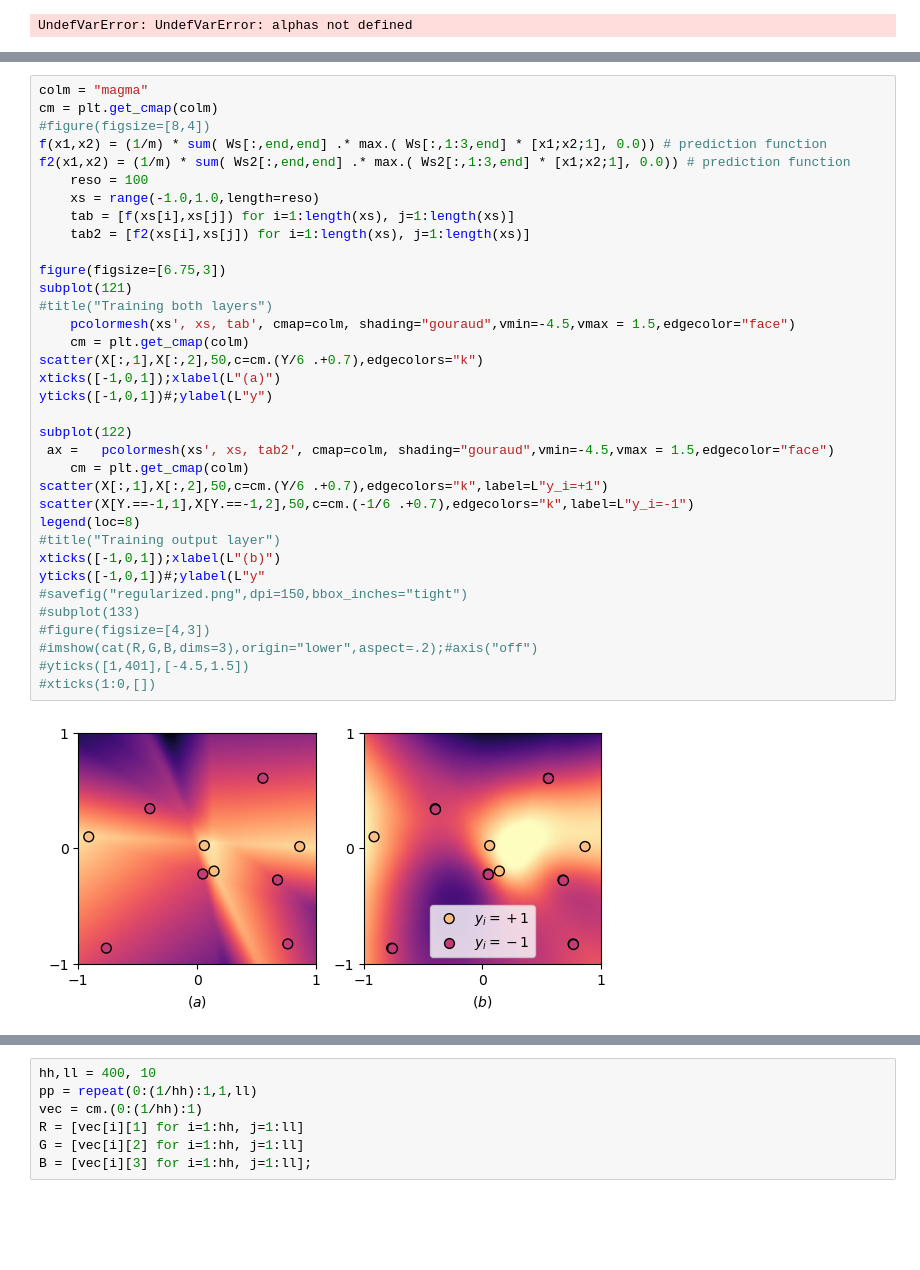
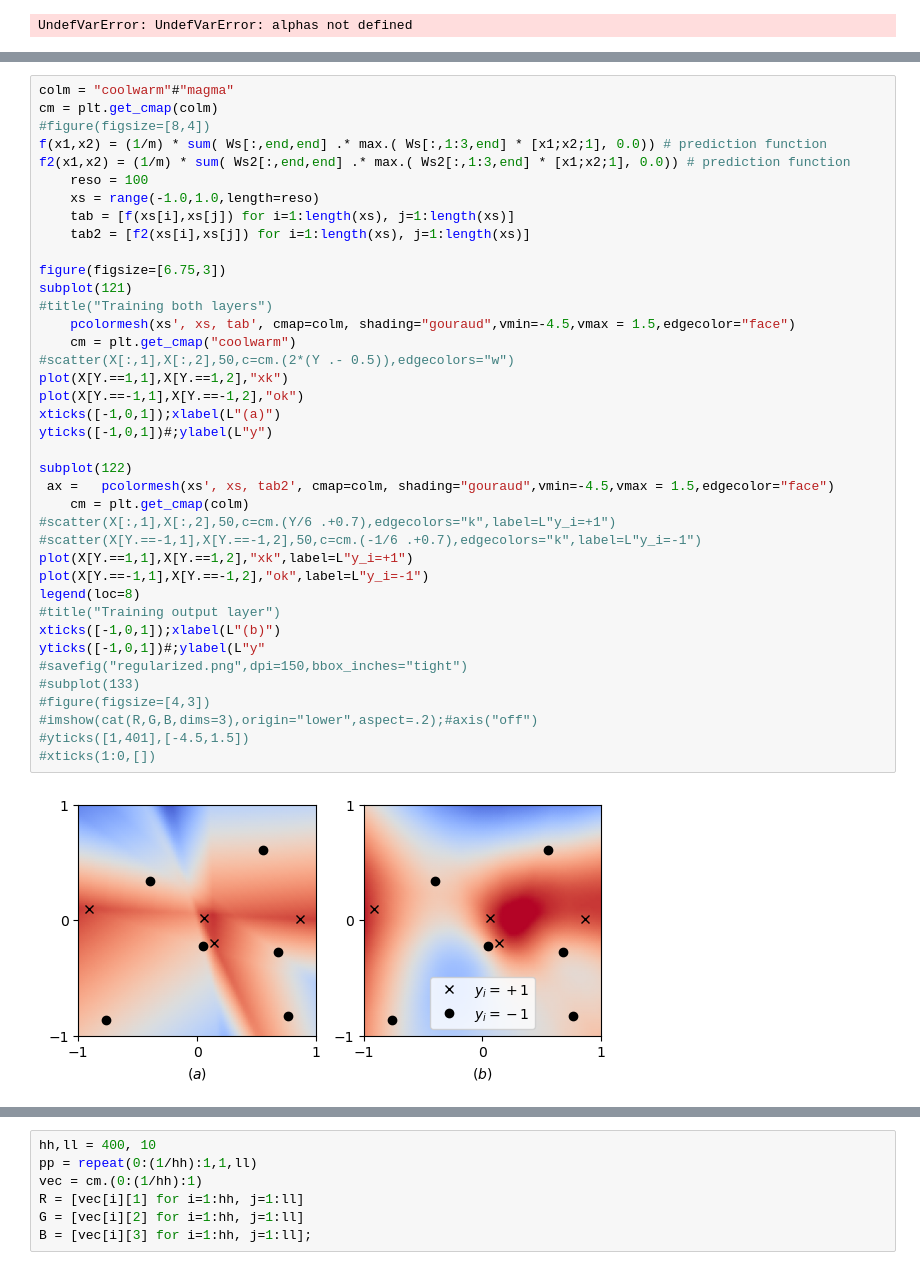
Before and after one commit to lchizat/2020_implicitbias_blog, a Jupyter notebook: inductivebias_square.ipynb, the cells around one changed output, grey strips where cells are left out. Saved outputs shown, nothing was run; the diff lists cells and outputs as text; blank space fills up the shorter version.

```diff
--- a/inductivebias_square.ipynb
+++ b/inductivebias_square.ipynb
@@ -131,38 +132,42 @@ legend()
 PyObject <matplotlib.legend.Legend object at 0x...>
 # %%
-colm = "magma"
+colm = "coolwarm"#"magma"
 cm = plt.get_cmap(colm)
 #figure(figsize=[8,4])
 f(x1,x2) = (1/m) * sum( Ws[:,end,end] .* max.( Ws[:,1:3,end] * [x1;x2;1], 0.0)) # prediction function
 f2(x1,x2) = (1/m) * sum( Ws2[:,end,end] .* max.( Ws2[:,1:3,end] * [x1;x2;1], 0.0)) # prediction function
     reso = 100
     xs = range(-1.0,1.0,length=reso)
     tab = [f(xs[i],xs[j]) for i=1:length(xs), j=1:length(xs)]
     tab2 = [f2(xs[i],xs[j]) for i=1:length(xs), j=1:length(xs)]
 
 figure(figsize=[6.75,3])
 subplot(121)
 #title("Training both layers")
     pcolormesh(xs', xs, tab', cmap=colm, shading="gouraud",vmin=-4.5,vmax = 1.5,edgecolor="face")
-    cm = plt.get_cmap(colm)
-scatter(X[:,1],X[:,2],50,c=cm.(Y/6 .+0.7),edgecolors="k")
+    cm = plt.get_cmap("coolwarm")
+#scatter(X[:,1],X[:,2],50,c=cm.(2*(Y .- 0.5)),edgecolors="w")
+plot(X[Y.==1,1],X[Y.==1,2],"xk")
+plot(X[Y.==-1,1],X[Y.==-1,2],"ok")
 xticks([-1,0,1]);xlabel(L"(a)")
 yticks([-1,0,1])#;ylabel(L"y")
 
 subplot(122)
  ax =   pcolormesh(xs', xs, tab2', cmap=colm, shading="gouraud",vmin=-4.5,vmax = 1.5,edgecolor="face")
     cm = plt.get_cmap(colm)
-scatter(X[:,1],X[:,2],50,c=cm.(Y/6 .+0.7),edgecolors="k",label=L"y_i=+1")
-scatter(X[Y.==-1,1],X[Y.==-1,2],50,c=cm.(-1/6 .+0.7),edgecolors="k",label=L"y_i=-1")
+#scatter(X[:,1],X[:,2],50,c=cm.(Y/6 .+0.7),edgecolors="k",label=L"y_i=+1")
+#scatter(X[Y.==-1,1],X[Y.==-1,2],50,c=cm.(-1/6 .+0.7),edgecolors="k",label=L"y_i=-1")
+plot(X[Y.==1,1],X[Y.==1,2],"xk",label=L"y_i=+1")
+plot(X[Y.==-1,1],X[Y.==-1,2],"ok",label=L"y_i=-1")
 legend(loc=8)
 #title("Training output layer")
 xticks([-1,0,1]);xlabel(L"(b)")
 yticks([-1,0,1])#;ylabel(L"y"
 #savefig("regularized.png",dpi=150,bbox_inches="tight")
 #subplot(133)
 #figure(figsize=[4,3])
 #imshow(cat(R,G,B,dims=3),origin="lower",aspect=.2);#axis("off")
 #yticks([1,401],[-4.5,1.5])
 #xticks(1:0,[])
 # %% [output]
-[figure, old version]
+[figure, new version]
```
Also changed, not shown: parts of 4 cells of this notebook, 9 other files.
